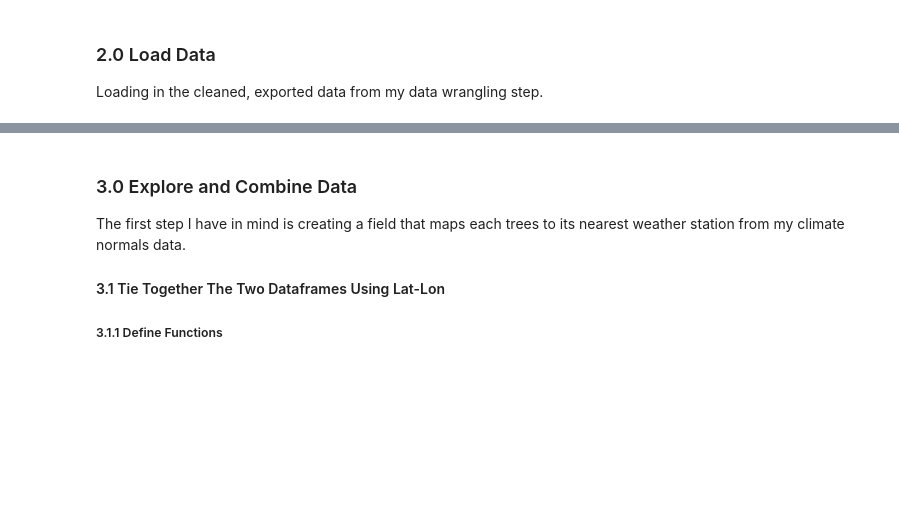
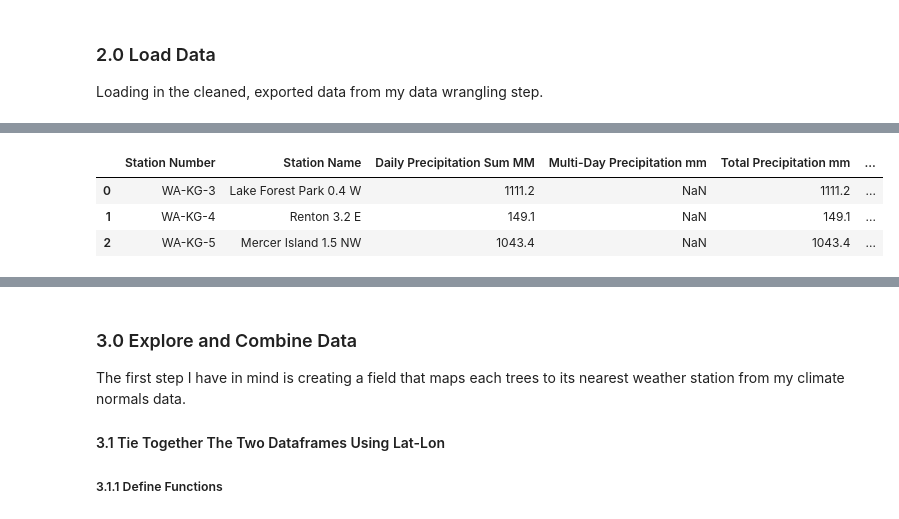
Before and after one commit to BrettlyCD/seattle-trees-project, a Jupyter notebook: notebooks/02_exploratory_data_analysis.ipynb, the cells around one changed output, grey strips where cells are left out. Saved outputs shown, nothing was run; the diff lists cells and outputs as text; code cells hidden in the pictures; blank space fills up the shorter version.

Commit message:
Load 2022 precipitation data from excel file.

```diff
--- a/notebooks/02_exploratory_data_analysis.ipynb
+++ b/notebooks/02_exploratory_data_analysis.ipynb
@@ -23,0 +37,3 @@ climate_data = pd.read_csv('../data/data_outputs/washington_climate_normals.csv'
+# %%
+prcp_22 = pd.read_excel('../data/precip_2022.xlsx', sheet_name=0)
+print(prcp_22.info())
@@ -23,0 +59,7 @@ climate_data = pd.read_csv('../data/data_outputs/washington_climate_normals.csv'
+# %%
+prcp_22.head(3)
+# %% [output]
+|  | Station Number | Station Name | Daily Precipitation Sum MM | Multi-Day Precipitation mm | Total Precipitation mm | ... |
+| 0 | WA-KG-3 | Lake Forest Park 0.4 W | 1111.2 | NaN | 1111.2 | ... |
+| 1 | WA-KG-4 | Renton 3.2 E | 149.1 | NaN | 149.1 | ... |
+| 2 | WA-KG-5 | Mercer Island 1.5 NW | 1043.4 | NaN | 1043.4 | ... |
```
Also changed, not shown: parts of 3 cells of this notebook.
